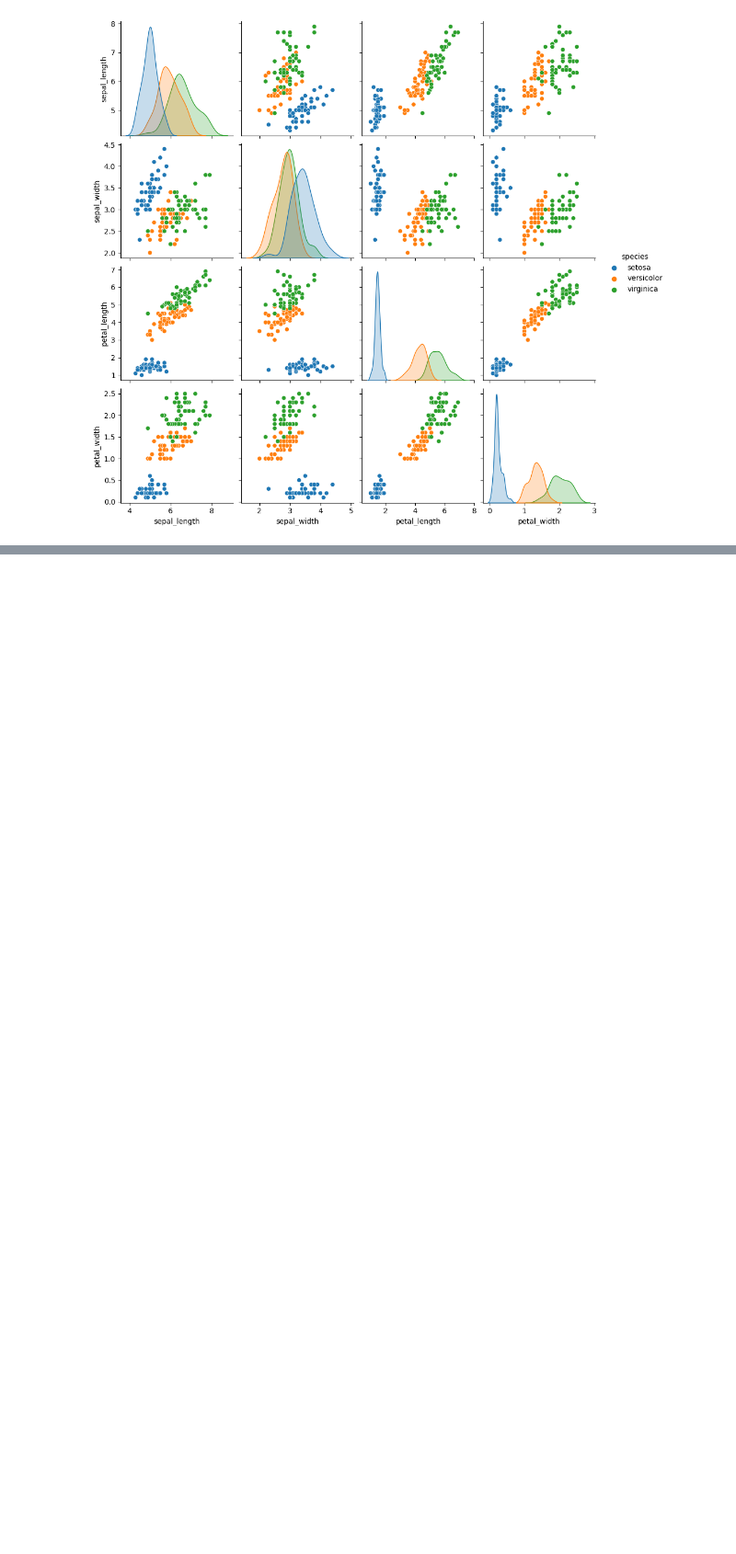
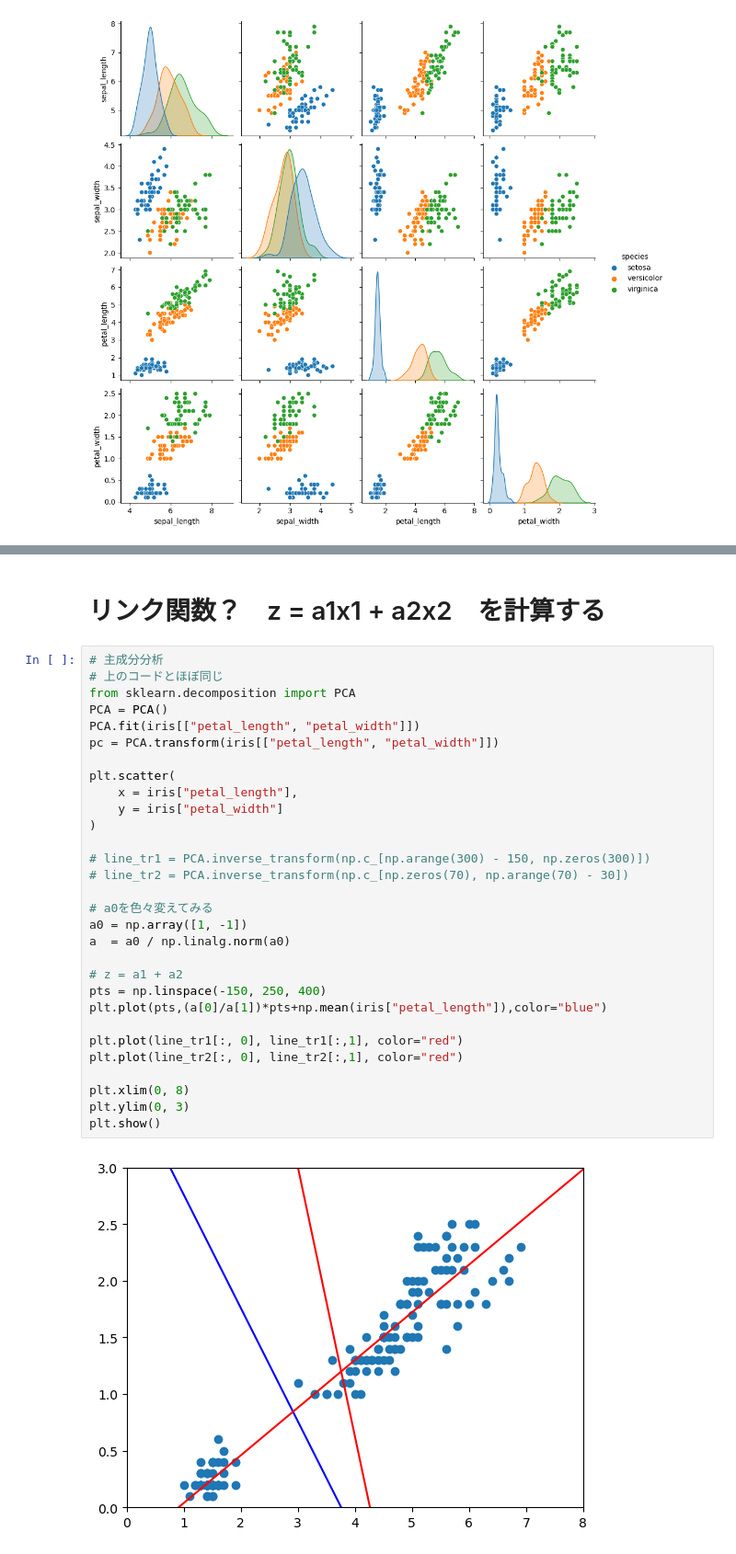
Before and after one commit to kuru-bushi/MyTool, a Jupyter notebook: dimension/pca_demo.ipynb, the cells around one changed output, grey strips where cells are left out. Shown: that part at 92% size. Drawn from its saved outputs; the diff is of its cells as text; blank space fills up the shorter version.

```diff
--- a/dimension/pca_demo.ipynb
+++ b/dimension/pca_demo.ipynb
@@ -25,0 +103,34 @@ plt.show()
+# %% [markdown]
+# リンク関数？　z = a1x1 + a2x2　を計算する
+# %%
+# 主成分分析
+# 上のコードとほぼ同じ
+from sklearn.decomposition import PCA
+PCA = PCA()
+PCA.fit(iris[["petal_length", "petal_width"]])
+pc = PCA.transform(iris[["petal_length", "petal_width"]])
+
+plt.scatter(
+    x = iris["petal_length"],
+    y = iris["petal_width"]
+)
+
+# line_tr1 = PCA.inverse_transform(np.c_[np.arange(300) - 150, np.zeros(300)])
+# line_tr2 = PCA.inverse_transform(np.c_[np.zeros(70), np.arange(70) - 30])
+
+# a0を色々変えてみる
+a0 = np.array([1, -1])
+a  = a0 / np.linalg.norm(a0)
+
+# z = a1 + a2
+pts = np.linspace(-150, 250, 400)
+plt.plot(pts,(a[0]/a[1])*pts+np.mean(iris["petal_length"]),color="blue")
+
+plt.plot(line_tr1[:, 0], line_tr1[:,1], color="red")
+plt.plot(line_tr2[:, 0], line_tr2[:,1], color="red")
+
+plt.xlim(0, 8)
+plt.ylim(0, 3)
+plt.show()
+# %% [output]
+[figure, added]
```
Also changed, not shown: parts of 26 cells of this notebook, 5 other files.
